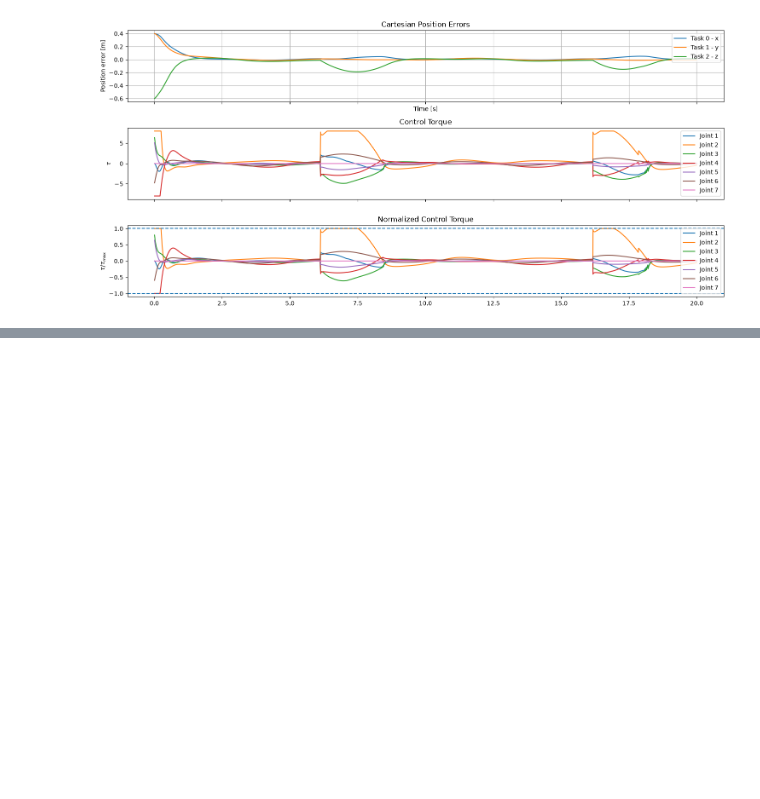
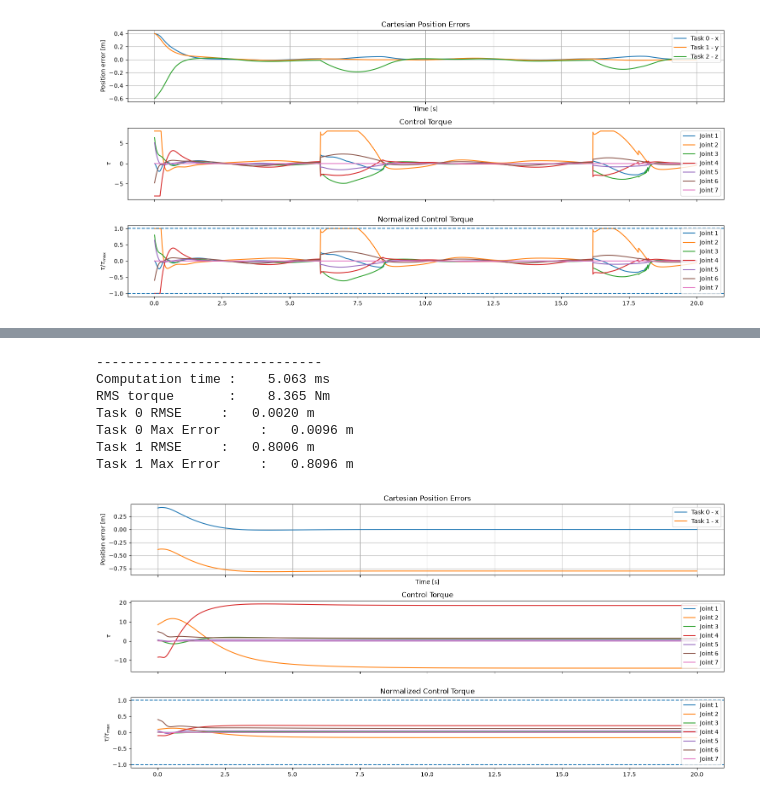
Before and after one commit to moerli4/arcl_project, a Jupyter notebook: arcl_ws/simulation.ipynb, the cells around one changed output, grey strips where cells are left out. Saved outputs shown, nothing was run; the diff lists cells and outputs as text; code cells hidden in the pictures; blank space fills up the shorter version.

```diff
--- a/arcl_ws/simulation.ipynb
+++ b/arcl_ws/simulation.ipynb
@@ -162,0 +173,36 @@ Task 2 Max Error     :   0.1888 m
+# %%
+# simulation parameters
+show_viewer = False
+dt = 0.01
+T = 20
+gravity = (0.0, 0.0, -9.81)
+
+# define control objectives
+tasks = [
+    XPositionTask(x_des=0.4, K=20, D=10),
+    XPositionTask(x_des=-0.4, K=20, D=10),
+]
+# %%
+# QP based controller (as in the paper)
+
+tau_cmd_hist, tasks, torque_limits, computation_times = run(
+    tasks=tasks,
+    controller=TorqueControllerQP(epsilon=1e-8),
+    show_viewer=show_viewer,
+    dt=dt,
+    T=T,
+    gravity=gravity,
+    torque_limits=None,
+)
+
+print_metrics(tau_cmd_hist, tasks, computation_times, dt=0.01, transient_time=5)
+plot_cartesian_pos_errors(tasks=tasks, tau=tau_cmd_hist, torque_limits=torque_limits)
+# %% [output]
+-----------------------------
+Computation time :    5.063 ms
+RMS torque       :    8.365 Nm
+Task 0 RMSE     :   0.0020 m
+Task 0 Max Error     :   0.0096 m
+Task 1 RMSE     :   0.8006 m
+Task 1 Max Error     :   0.8096 m
+[figure, added]
```
Also changed, not shown: parts of 4 cells of this notebook.
